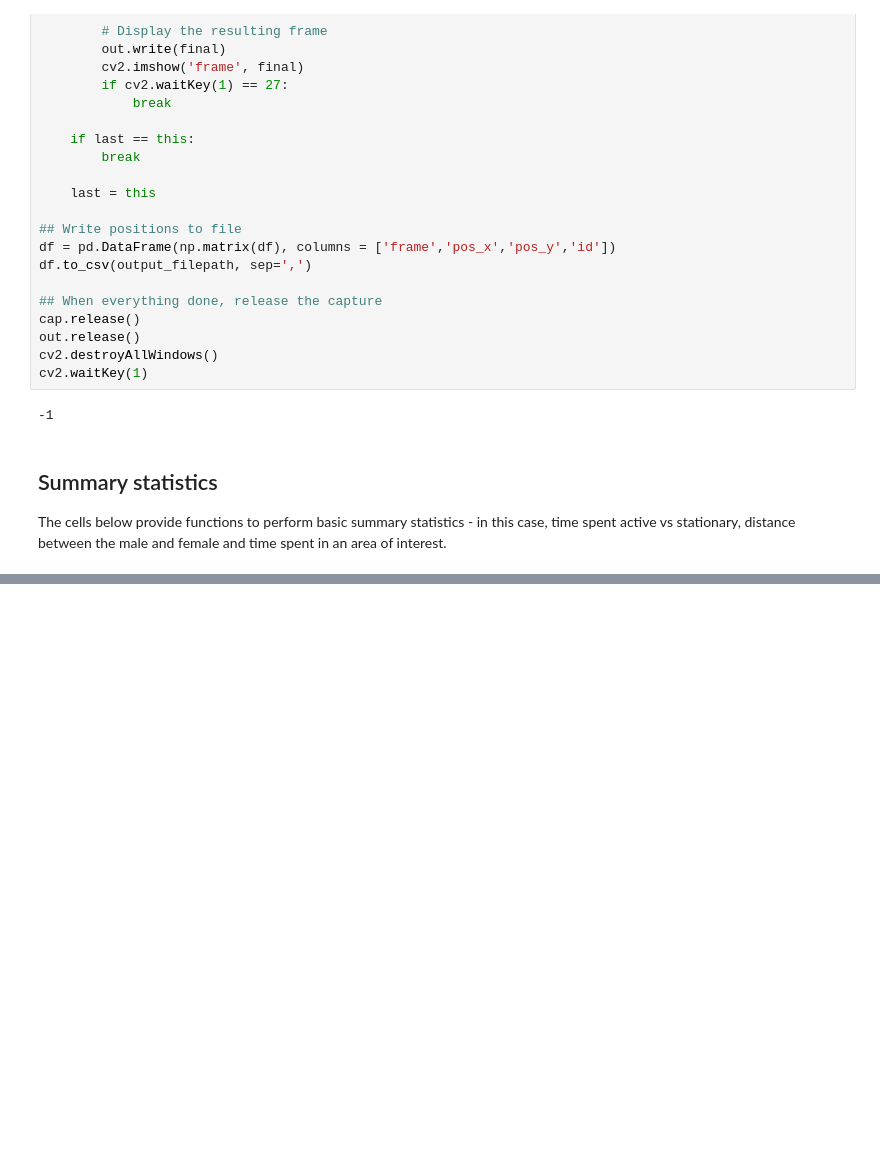
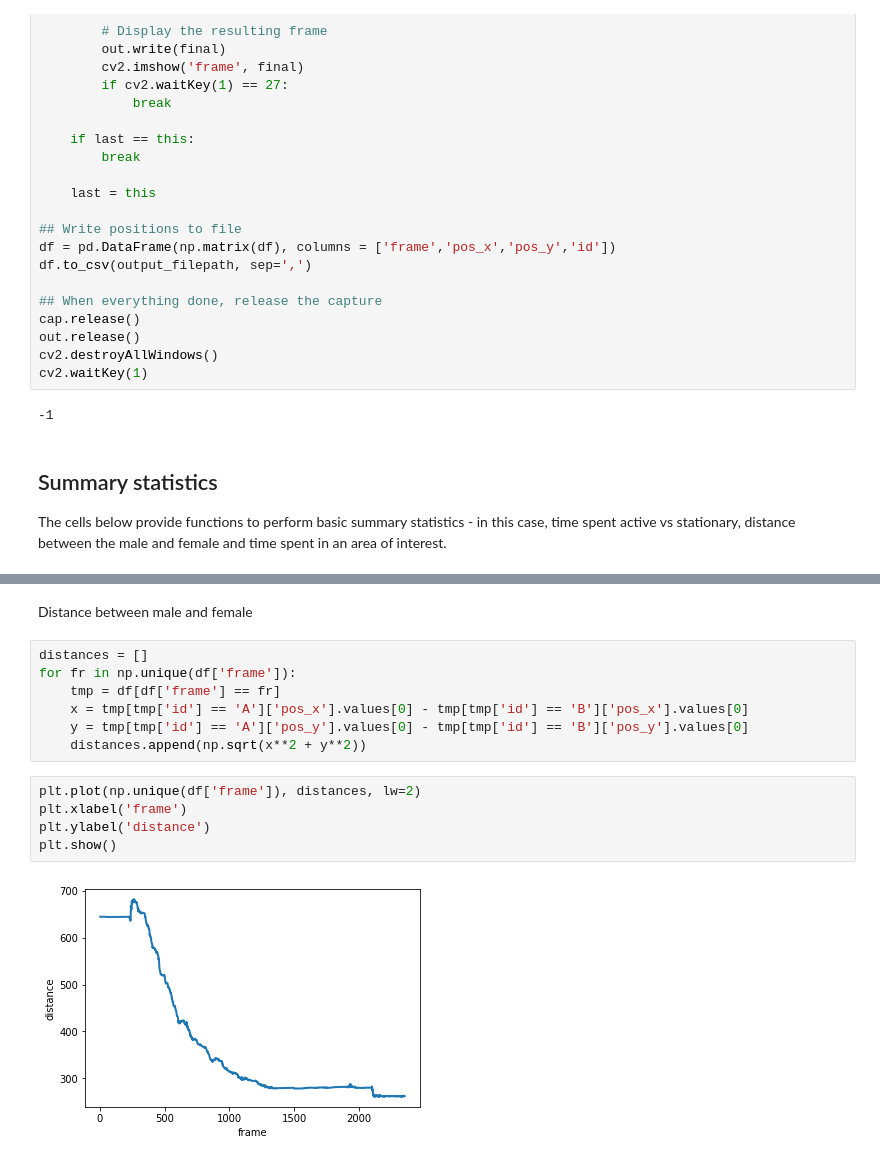
Before and after one commit to vivekhsridhar/tracktor, a Jupyter notebook: examples/spider_track.ipynb, the cells around one changed output, grey strips where cells are left out. Cells and saved outputs as stored; diff of their text form; blank space fills up the shorter version.

```diff
--- a/examples/spider_track.ipynb
+++ b/examples/spider_track.ipynb
@@ -160,0 +184,16 @@ a.plot.hist(bins=5000)
+# %% [markdown]
+Distance between male and female
+# %%
+distances = []
+for fr in np.unique(df['frame']):
+    tmp = df[df['frame'] == fr]
+    x = tmp[tmp['id'] == 'A']['pos_x'].values[0] - tmp[tmp['id'] == 'B']['pos_x'].values[0]
+    y = tmp[tmp['id'] == 'A']['pos_y'].values[0] - tmp[tmp['id'] == 'B']['pos_y'].values[0]
+    distances.append(np.sqrt(x**2 + y**2))
+# %%
+plt.plot(np.unique(df['frame']), distances, lw=2)
+plt.xlabel('frame')
+plt.ylabel('distance')
+plt.show()
+# %% [output]
+[figure, added]
```
Also changed, not shown: parts of 9 cells of this notebook.
